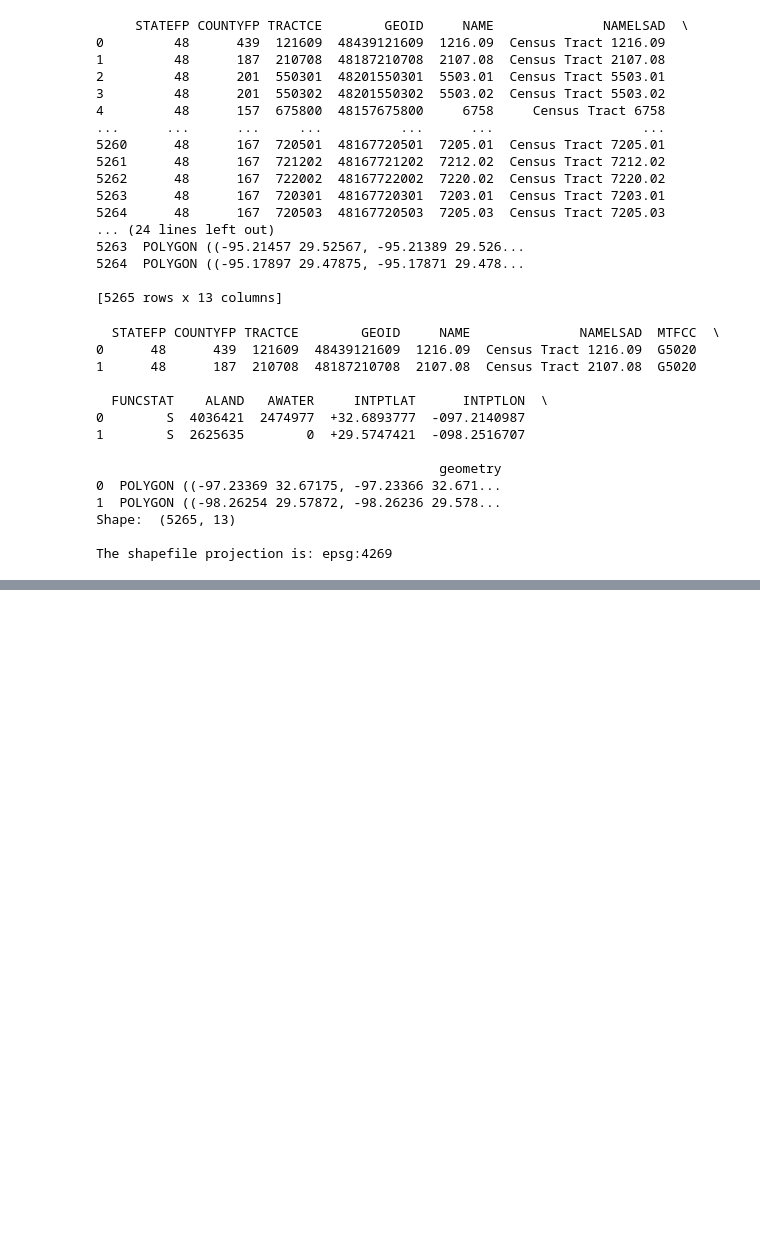
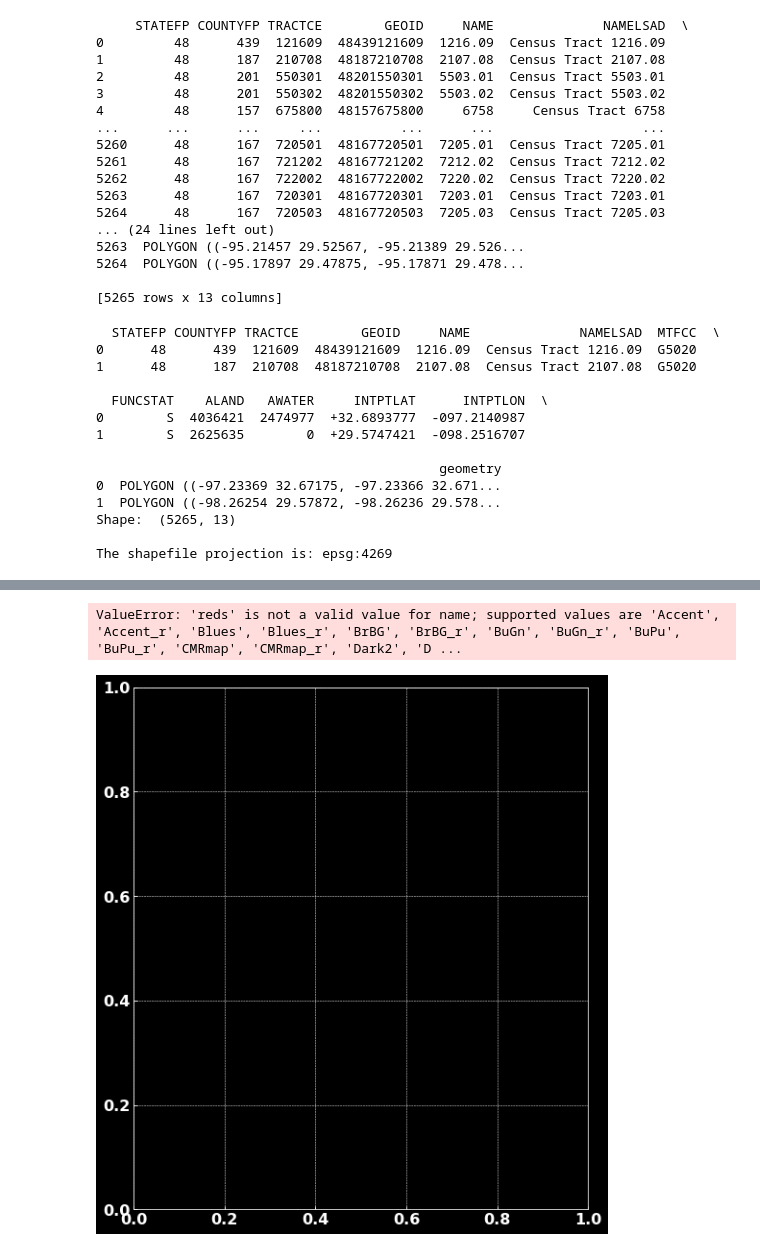
Before and after one commit to dianita956/Maps, a Jupyter notebook: Bexar County Black and African American Home Ownership ACS_5_2019 (percentage).ipynb, the cells around one changed output, grey strips where cells are left out. Drawn from its saved outputs; the diff is of its cells as text; code cells hidden in the pictures; blank space fills up the shorter version.

```diff
--- a/Bexar County Black and African American Home Ownership ACS_5_2019 (percentage).ipynb
+++ b/Bexar County Black and African American Home Ownership ACS_5_2019 (percentage).ipynb
@@ -119,4 +122,4 @@ performing dataframe operations
 # %%
 # Combine state, county, and tract columns together to create a new string and assign to new column
-bxr_df["GEOID"] = bxr_df["state"] + bxr_df["county"] + bxr_df["tract"]
+bxr_hh_race_df["GEOID"] = bxr_hh_race_df["state"] + bxr_hh_race_df["county"] + bxr_hh_race_df["tract"]
 # %%
@@ -124,6 +131,6 @@ bxr_df.head(2)
 # %%
 # Remove columns
-bxr_df = bxr_df.drop(columns = ["state", "county", "tract"])
+bxr_hh_race_df = bxr_hh_race_df.drop(columns = ["state", "county", "tract"])
 
 # Show updated dataframe
-bxr_df.head(2)
+bxr_hh_race_df.head(2)
@@ -138,7 +171,7 @@ print("\nColumn data types for census shapefile:\n{}".format(bxr_census_tract.dt
 # %%
 # Join the attributes of the dataframes together
 # Source: https://geopandas.org/docs/user_guide/mergingdata.html
-bxr_merge = bxr_census_tract.merge(bxr_df, on = "GEOID")
+bxr_merge = bxr_census_tract.merge(bxr_hh_race_df, on = "GEOID")
 
 # Show result
 print(bxr_merge.head(2))
@@ -168,16 +266,34 @@ bxr_population_county.head(2)
 # %%
 # Create subplots
 fig, ax = plt.subplots(1, 1, figsize = (20, 10))
 
 # Plot data
 # Source: https://geopandas.readthedocs.io/en/latest/docs/user_guide/mapping.html
-bxr_population_county.plot(column = "Population_Rate",
+
+bxr_plot = bxr_merge.plot('pct_householders',
                        ax = ax,
-                       cmap = "RdPu",
-                       legend = True)
+                       cmap = "reds",
+                       legend = True,
+                        edgecolor='gray',
+                        linewidth= 1
+                        )
+
+ctx.Place("San Antonio, Tx")
+ctx.add_basemap(ax, crs=4269, source=ctx.providers.OpenStreetMap.Mapnik, zoom=12)
+ctx.add_basemap(ax, source=ctx.providers.Stamen.TonerLabels, zoom=10)
+ax.set_axis_off()
 
 # Stylize plots
-plt.style.use('bmh')
+plt.style.use('dark_background')
+
+ax.set_facecolor('black')
+
+ax.grid(visible=None) #remove grid lines
 
 # Set title
-ax.set_title('Population Rates (%) in Bexar County', fontdict = {'fontsize': '25', 'fontweight' : '3'})
+ax.set_title('Black/African American Householder Rates (%) in Bexar County from 2015-2019', fontdict = {'fontsize': '15', 'fontweight' : '3'})
+
+ax.tick_params(left = False, right = False , labelleft = False ,labelbottom = False, bottom = False)
+# %% [output]
+ValueError: 'reds' is not a valid value for name; supported values are 'Accent', 'Accent_r', 'Blues', 'Blues_r', 'BrBG', 'BrBG_r', 'BuGn', 'BuGn_r', 'BuPu', 'BuPu_r', 'CMRmap', 'CMRmap_r', 'Dark2', 'D ...
+[figure, added]
```
Also changed, not shown: parts of 15 cells of this notebook.
